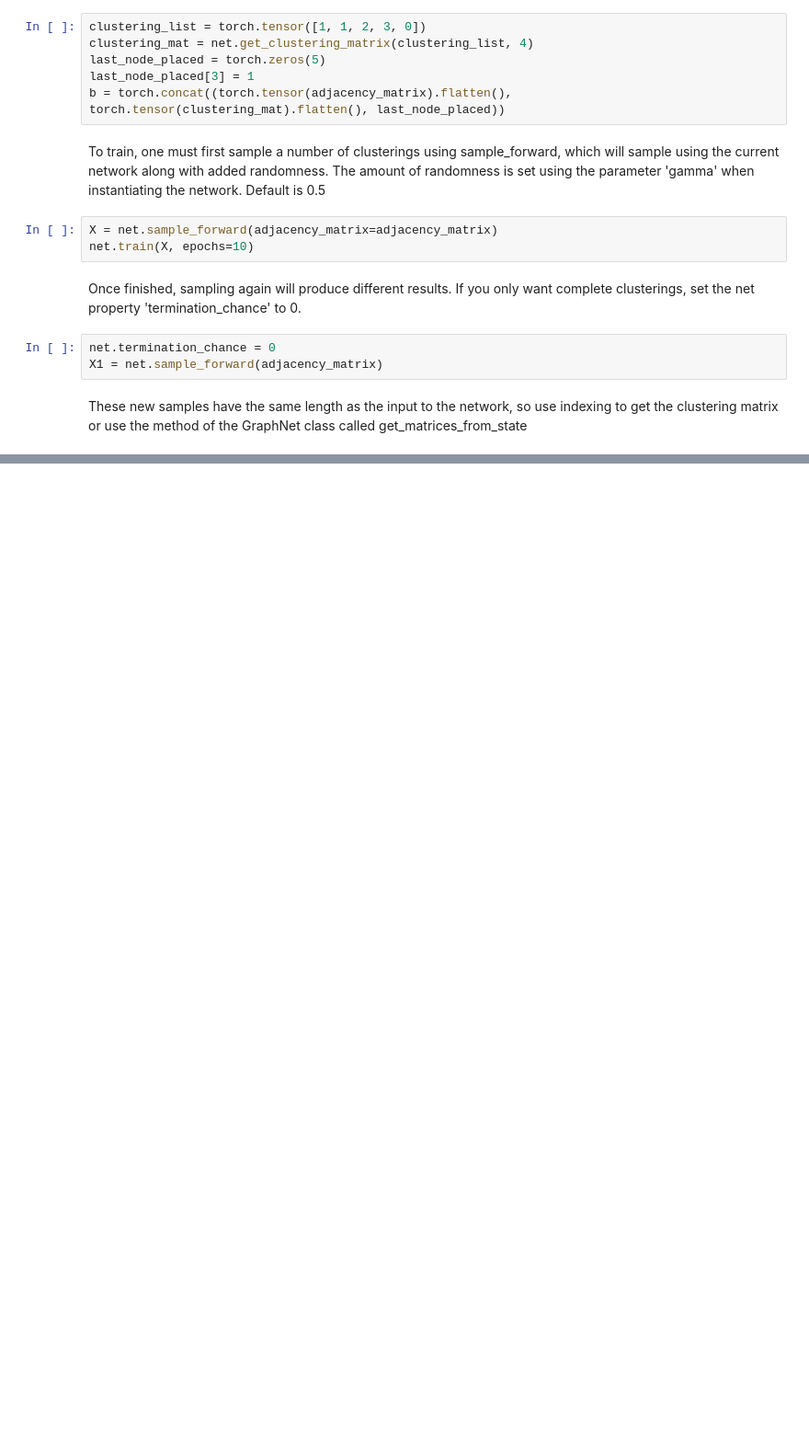
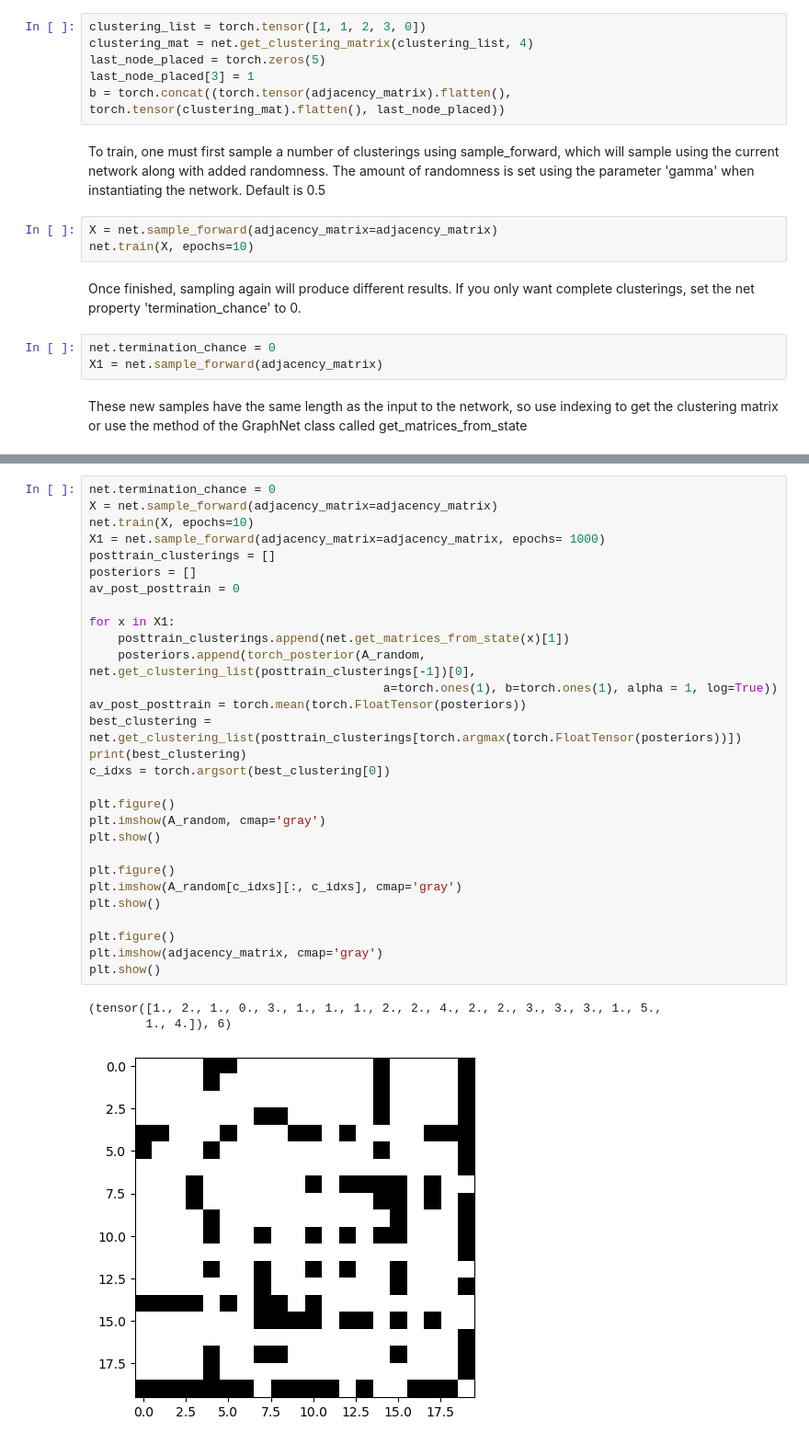
Before and after one commit to FabianScott/GFlowNetsA, a Jupyter notebook: GraphClustering/Network/Training_Example.ipynb, the cells around one changed output, grey strips where cells are left out. Shown: that part at 92% size. Drawn from its saved outputs; the diff is of its cells as text; blank space fills up the shorter version.

Commit message:
Training example now samples and displays graphs at the bottom

```diff
--- a/GraphClustering/Network/Training_Example.ipynb
+++ b/GraphClustering/Network/Training_Example.ipynb
@@ -69,0 +75,33 @@ tensor(-inf, dtype=torch.float64) should be lower than tensor(-153446.5989, dtyp
+# %%
+net.termination_chance = 0
+X = net.sample_forward(adjacency_matrix=adjacency_matrix)
+net.train(X, epochs=10)
+X1 = net.sample_forward(adjacency_matrix=adjacency_matrix, epochs= 1000)
+posttrain_clusterings = []
+posteriors = []
+av_post_posttrain = 0
+
+for x in X1:
+    posttrain_clusterings.append(net.get_matrices_from_state(x)[1])
+    posteriors.append(torch_posterior(A_random, net.get_clustering_list(posttrain_clusterings[-1])[0],
+                                         a=torch.ones(1), b=torch.ones(1), alpha = 1, log=True))
+av_post_posttrain = torch.mean(torch.FloatTensor(posteriors))
+best_clustering = net.get_clustering_list(posttrain_clusterings[torch.argmax(torch.FloatTensor(posteriors))])
+print(best_clustering)
+c_idxs = torch.argsort(best_clustering[0])
+
+plt.figure()
+plt.imshow(A_random, cmap='gray')
+plt.show()
+
+plt.figure()
+plt.imshow(A_random[c_idxs][:, c_idxs], cmap='gray')
+plt.show()
+
+plt.figure()
+plt.imshow(adjacency_matrix, cmap='gray')
+plt.show()
+# %% [output]
+(tensor([1., 2., 1., 0., 3., 1., 1., 1., 2., 2., 4., 2., 2., 3., 3., 3., 1., 5.,
+        1., 4.]), 6)
+[figure, added]
```
Also changed, not shown: parts of 4 cells of this notebook.
